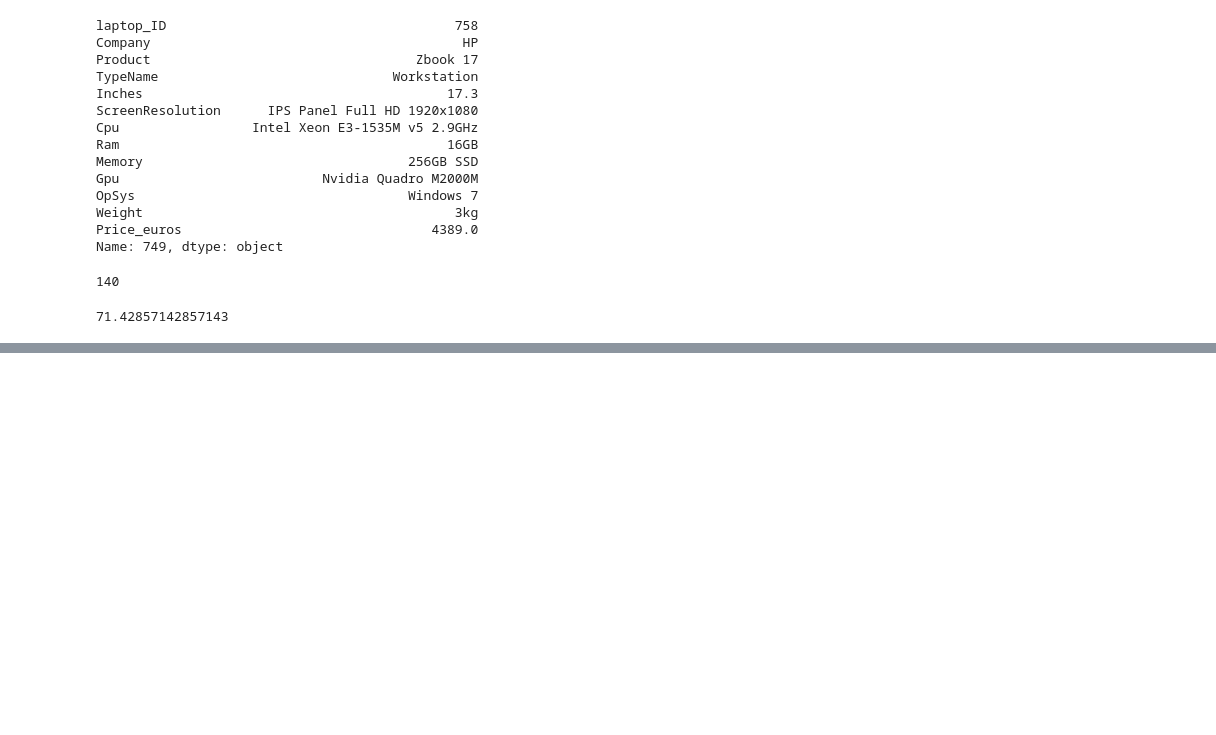
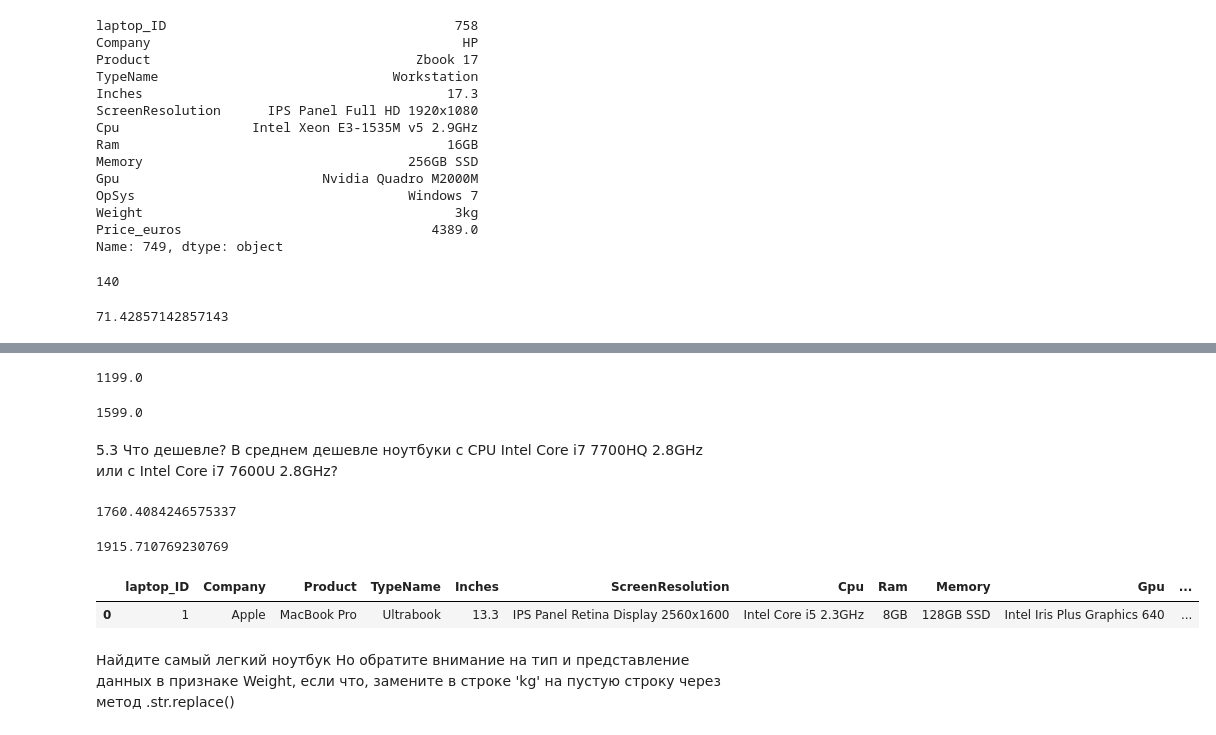
Before and after one commit to Shaukatabyi/Analitic_Python, a Jupyter notebook: семнар 2 Анализ с Pandas/семинар2.ipynb, the cells around one changed output, grey strips where cells are left out. Drawn from its saved outputs; the diff is of its cells as text; code cells hidden in the pictures; blank space fills up the shorter version.

```diff
--- a/семнар 2 Анализ с Pandas/семинар2.ipynb
+++ b/семнар 2 Анализ с Pandas/семинар2.ipynb
@@ -213,0 +237,35 @@ df[(df['TypeName']== 'Ultrabook') & (df['Ram']== '8GB') ].shape[0]/df[(df['TypeN
+# %%
+df[
+    (df["Company"] == "MSI") &
+    (df['Gpu'] == 'Nvidia GeForce GTX 1050 Ti') &
+    (df['Inches'] != 15.6)
+]['Price_euros'].min()
+# %% [output]
+1199.0
+# %%
+df[
+    (df["Company"] == "MSI") &
+    (df['Gpu'] == 'Nvidia GeForce GTX 1050 Ti') &
+    (df['Inches'] != 15.6)
+]['Price_euros'].max()
+# %% [output]
+1599.0
+# %% [markdown]
+5.3 Что дешевле?
+В среднем дешевле ноутбуки с CPU Intel Core i7 7700HQ 2.8GHz или с Intel Core i7 7600U 2.8GHz?
+# %%
+df[df["Cpu"] == "Intel Core i7 7700HQ 2.8GHz"]['Price_euros'].mean()
+# %% [output]
+1760.4084246575337
+# %%
+df[df["Cpu"] == "Intel Core i7 7600U 2.8GHz"]['Price_euros'].mean()
+# %% [output]
+1915.710769230769
+# %%
+df.head(1)
+# %% [output]
+|  | laptop_ID | Company | Product | TypeName | Inches | ScreenResolution | Cpu | Ram | Memory | Gpu | ... |
+| 0 | 1 | Apple | MacBook Pro | Ultrabook | 13.3 | IPS Panel Retina Display 2560x1600 | Intel Core i5 2.3GHz | 8GB | 128GB SSD | Intel Iris Plus Graphics 640 | ... |
+# %% [markdown]
+Найдите самый легкий ноутбук
+Но обратите внимание на тип и представление данных в признаке Weight, если что, замените в строке 'kg' на пустую строку через метод .str.replace()
```
Also changed, not shown: parts of 5 cells of this notebook.
